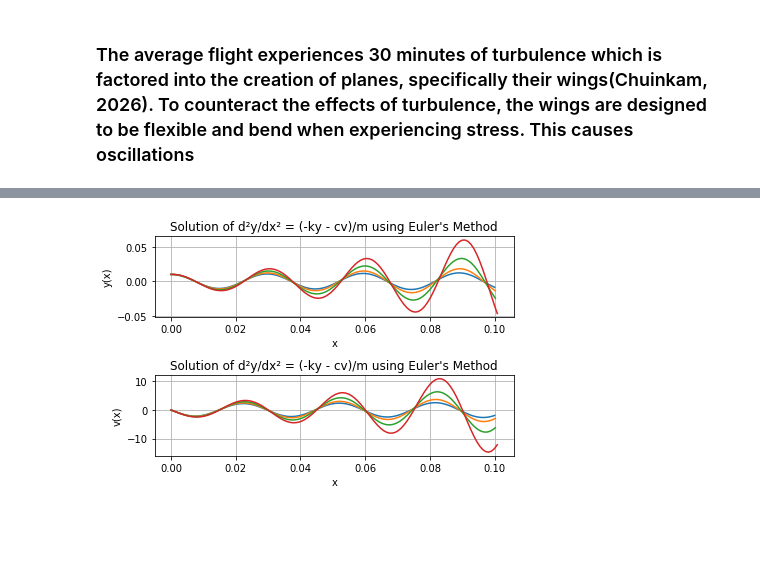
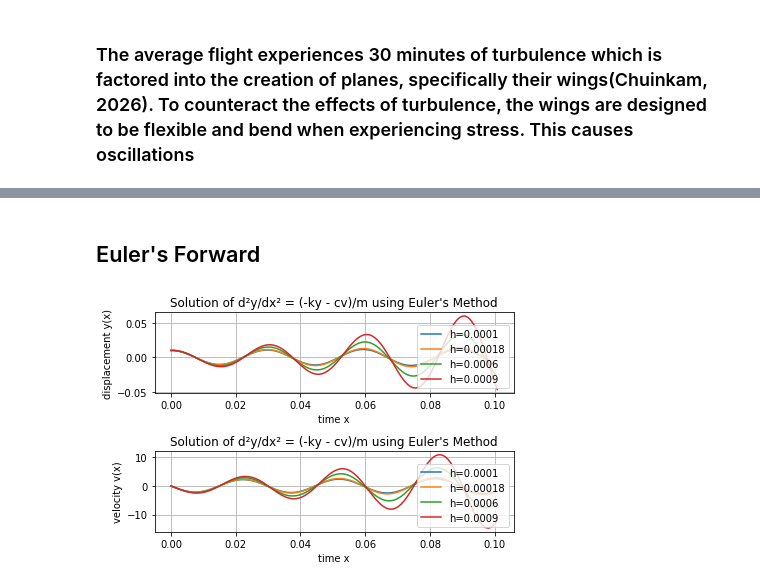
Before and after one commit to sk65556/coe311K, a Jupyter notebook: Kaba_Saran_COE311K_FinalProject1.ipynb, the cells around one changed output, grey strips where cells are left out. Cells and saved outputs as stored; diff of their text form; code cells hidden in the pictures; blank space fills up the shorter version.

```diff
--- a/Kaba_Saran_COE311K_FinalProject1.ipynb
+++ b/Kaba_Saran_COE311K_FinalProject1.ipynb
@@ -6,52 +10,67 @@
+# %%
+import numpy as np
+import matplotlib.pyplot as plt
+# Define the parameters
+k = 9772200.0        # Spring constant/bending stiffness
+h = [.0001, .00018, .0006,.0009]       # Step size
+x_start = 0.0   # Start of the interval
+x_end = .1    # End of the interval
+y_0 = 0.01    # Initial condition for y
+v_0 = 0.0     # Initial condition for dy/dx
+m=217.7       # Mass of the wing (kg)
+c= 0.0        # Damping coefficient
+
+def analytical_solution(x):
+    return np.exp(-4.238*x)*(0.01*np.cos(211.88*x)+0.0002*np.sin(211.88*x))
+# %% [markdown]
+## Euler's Forward
 # %%
-import numpy as np
-import matplotlib.pyplot as plt
-# Define the parameters
-k = 9772200.0        # Spring constant/bending stiffness
-step = [.0001, .0003, .0006,.0009]       # Step size
-x_start = 0    # Start of the interval
-x_end = .1     # End of the interval
-y_0 = 0.01      # Initial condition for y
-v_0 = 0.0      # Initial condition for dy/dx
-m=217.7          #Mass of the wing (kg)
-c= 0.0        #Damping coefficient
-
-#plt.figure(figsize=(10, 5))
 fig,(one,two)=plt.subplots(2,1)
 
-for j in h:
-    # Create arrays to store x, y, and v values
-    x_values = np.arange(x_start, x_end + j, j)
+euler_error=[]
+
+def eulers(x_start,x_end,k,h,y_0,v_0,m,c):
+    # Create arrays to store x, y, v, and error values
+    x_values = np.arange(x_start, x_end + h, h)
     y_values = np.zeros(len(x_values))
     v_values = np.zeros(len(x_values))
+    error=[]
     # Set initial conditions
     y_values[0] = y_0
     v_values[0] = v_0
 
     # Euler's Method loop
     for i in range(1, len(x_values)):
         # Current values
         x_n = x_values[i - 1]
         y_n = y_values[i - 1]
         v_n = v_values[i - 1]
         # Update equations
-        y_values[i] = y_n + j * v_n
-        v_values[i] = v_n + j * (-k * y_n-c*v_n)/m
+        y_values[i] = y_n + h * v_n
+        v_values[i] = v_n + h * (-k * y_n-c*v_n)/m
 
-    # Plot the results
-    one.plot(x_values, y_values, label=f'Position y(x) at h={j}')
-    two.plot(x_values, v_values, label=f'Velocity v(x) at h={j}')
-one.set_xlabel('x')
-two.set_xlabel('x')
-one.set_ylabel('y(x)')
-two.set_ylabel('v(x)')
+        an_solution=analytical_solution(x_values[i])
+        error.append(np.abs(an_solution-y_values[i]))
+    return x_values,y_values,v_values,error
+
+eu_error=[]
+for j in h:
+    x_values,y_values,v_values,eerror=eulers(x_start,x_end,k,j,y_0,v_0,m,c)
+    eu_error.append(np.mean(eerror))
+   # Plot the results
+    one.plot(x_values, y_values, label=f'h={j}')
+    two.plot(x_values, v_values, label=f'h={j}')
+one.set_xlabel('time x')
+two.set_xlabel('time x')
+one.set_ylabel('displacement y(x)')
+two.set_ylabel('velocity v(x)')
 one.set_title('Solution of d²y/dx² = (-ky - cv)/m using Euler\'s Method')
 two.set_title('Solution of d²y/dx² = (-ky - cv)/m using Euler\'s Method')
-#one.legend()
-#two.legend()
+one.legend()
+two.legend()
 one.grid(True)
 two.grid(True)
 plt.tight_layout()
 plt.show()
 # %% [output]
-[figure, old version]
+[figure, new version]
```
Also changed, not shown: parts of 11 cells of this notebook, 3 other files.
